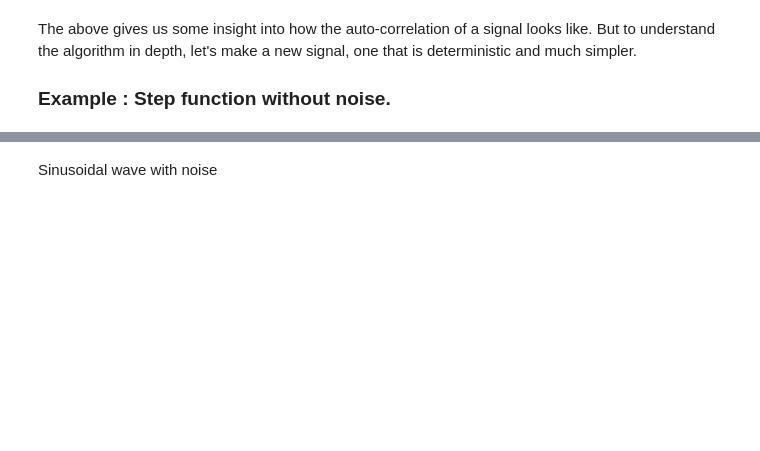
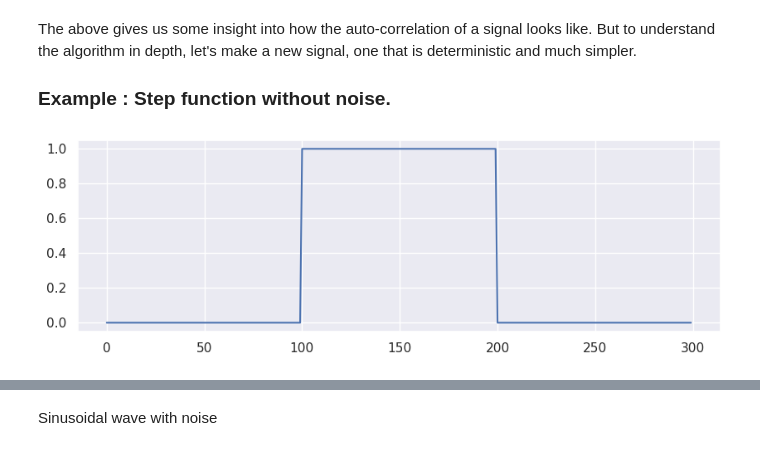
Before and after one commit to bordeaux-neurocampus/2024-Data-Analysis, a Jupyter notebook: lessons/programming/L04-fft.ipynb, the cells around one changed output, grey strips where cells are left out. Saved outputs shown, nothing was run; the diff lists cells and outputs as text; code cells hidden in the pictures; blank space fills up the shorter version.

```diff
--- a/lessons/programming/L04-fft.ipynb
+++ b/lessons/programming/L04-fft.ipynb
@@ -61,13 +61,14 @@ The above gives us some insight into how the auto-correlation of a signal looks
 # %%
 X = range(0,300)
 
 #TODO: creat a step function Y, of same length than X, that has a zero value between 0 to 100 and 200 and 300 ...
 #and a value of one between 200 end 300
-
-Y ...
-...
+Y = np.zeros(300)
+Y[100:200] = 1
 
 plt.figure(figsize=(10,3))
 plt.plot(X,Y);
+# %% [output]
+[figure, added]
 # %%
 #TODO: Calculate and plot auto-correlation of Y
```
Also changed, not shown: parts of 7 cells of this notebook, 2 other files.
